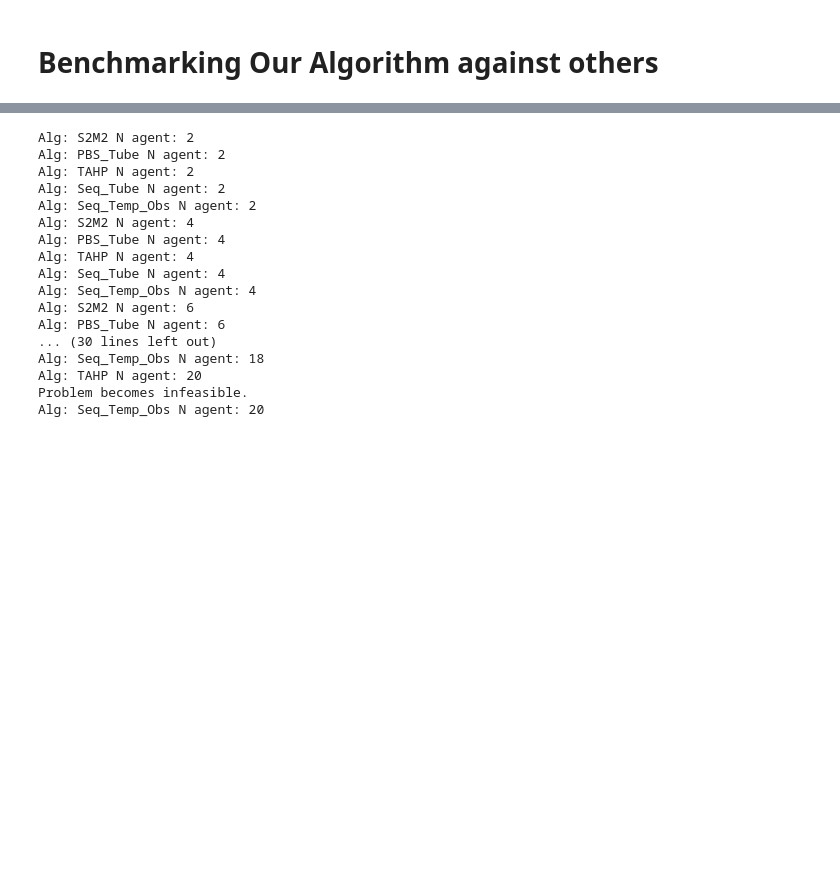
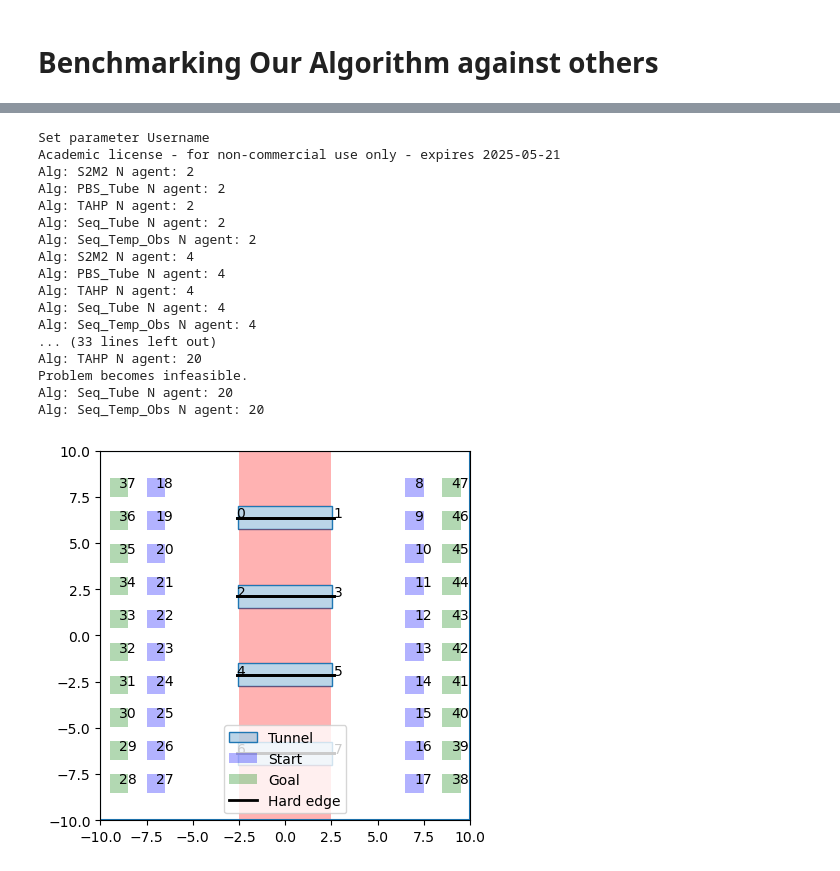
Before and after one commit to CoNG-harvard/PA-Nav, a Jupyter notebook: notebooks_playground/Multi-tunnel.ipynb, the cells around one changed output, grey strips where cells are left out. Drawn from its saved outputs; the diff is of its cells as text; code cells hidden in the pictures; blank space fills up the shorter version.

```diff
--- a/notebooks_playground/Multi-tunnel.ipynb
+++ b/notebooks_playground/Multi-tunnel.ipynb
@@ -35,29 +32,14 @@ algs = {"S2M2": lambda hg: PBS(hg.env,vmax=vmax,bloating_r=bloating_r,low_level_
         "PBS_Tube": lambda hg: PBS(hg.env,vmax=vmax,bloating_r=bloating_r,low_level_planner="Tube_Planning")[0],
         "TAHP": lambda hg: TAHP(hg,vmax=vmax,bloating_r=bloating_r,TIMEOUT=TIMEOUT),
         "Seq_Tube": lambda hg: sequential_planning(Tube_Planning,hg.env,vmax,bloating_r,TIMEOUT=TIMEOUT),
-        "Seq_Temp_Obs": lambda hg: sequential_planning(Simple_MILP_Planning,hg.env,vmax,bloating_r,TIMEOUT=TIMEOUT)}
+        # "Seq_Temp_Obs": lambda hg: sequential_planning(Simple_MILP_Planning,hg.env,vmax,bloating_r,TIMEOUT=TIMEOUT)
+        }
 
 timeouted = {alg:False for alg in algs}
-
-max_agents = {
-        "S2M2": 21,
-        "PBS_Tube": 21,
-        "TAHP": 21,
-        "Seq_Tube": 21,
-        "Seq_Temp_Obs": 21
-}
 
 results = []
 
 env_name = "MultiTunnel"
-
-# Execution timeout handling
-import signal
-# Register an handler for the timeout
-def timeout_handler(signum, frame, name,N):
-    timeouted[name] = True
-    print("Time out for algorithm", name, "N agent = ", N)
-    raise TimeoutError
 
 
 # Experiments
@@ -68,7 +50,7 @@ for i in range(len(n_agents)):
 
     for name,alg in algs.items():
 
-        if N>max_agents[name] or timeouted[name]:
+        if timeouted[name]:
             continue
 
         print("Alg:", name, "N agent:",N)
@@ -85,6 +67,9 @@ for i in range(len(n_agents)):
         result['N_agent'] = N
         result['alg_name'] = name
 
+        result["TIMEOUT"]=TIMEOUT
+        result["HG"]=HG
+
         results.append(result)
 
 
@@ -100,6 +85,8 @@ for i in range(len(n_agents)):
     with open("./data/{}.pkl".format(env_name),'wb') as fp:
         pkl.dump(results,fp)
 # %% [output]
+Set parameter Username
+Academic license - for non-commercial use only - expires 2025-05-21
 Alg: S2M2 N agent: 2
 Alg: PBS_Tube N agent: 2
 Alg: TAHP N agent: 2
@@ -110,17 +97,17 @@ Alg: PBS_Tube N agent: 4
 Alg: TAHP N agent: 4
 Alg: Seq_Tube N agent: 4
 Alg: Seq_Temp_Obs N agent: 4
-Alg: S2M2 N agent: 6
-Alg: PBS_Tube N agent: 6
-... (30 lines left out)
-Alg: Seq_Temp_Obs N agent: 18
+... (33 lines left out)
 Alg: TAHP N agent: 20
 Problem becomes infeasible.
+Alg: Seq_Tube N agent: 20
 Alg: Seq_Temp_Obs N agent: 20
 # %%
 from panav.viz import draw_hybrid
-# Save checkpoint data
-with open("./data/{}_misc.pkl".format(env_name),'wb') as fp:
-    pkl.dump({"TIMEOUT":TIMEOUT,"HG":HG},fp)
+# # Save checkpoint data
+# with open("./data/{}_misc.pkl".format(env_name),'wb') as fp:
+#     pkl.dump({"TIMEOUT":TIMEOUT,"HG":HG},fp)
 
-# draw_hybrid(HG)
+draw_hybrid(HG)
+# %% [output]
+[figure, added]
```
Also changed, not shown: parts of 1 cell of this notebook, 27 other files.
